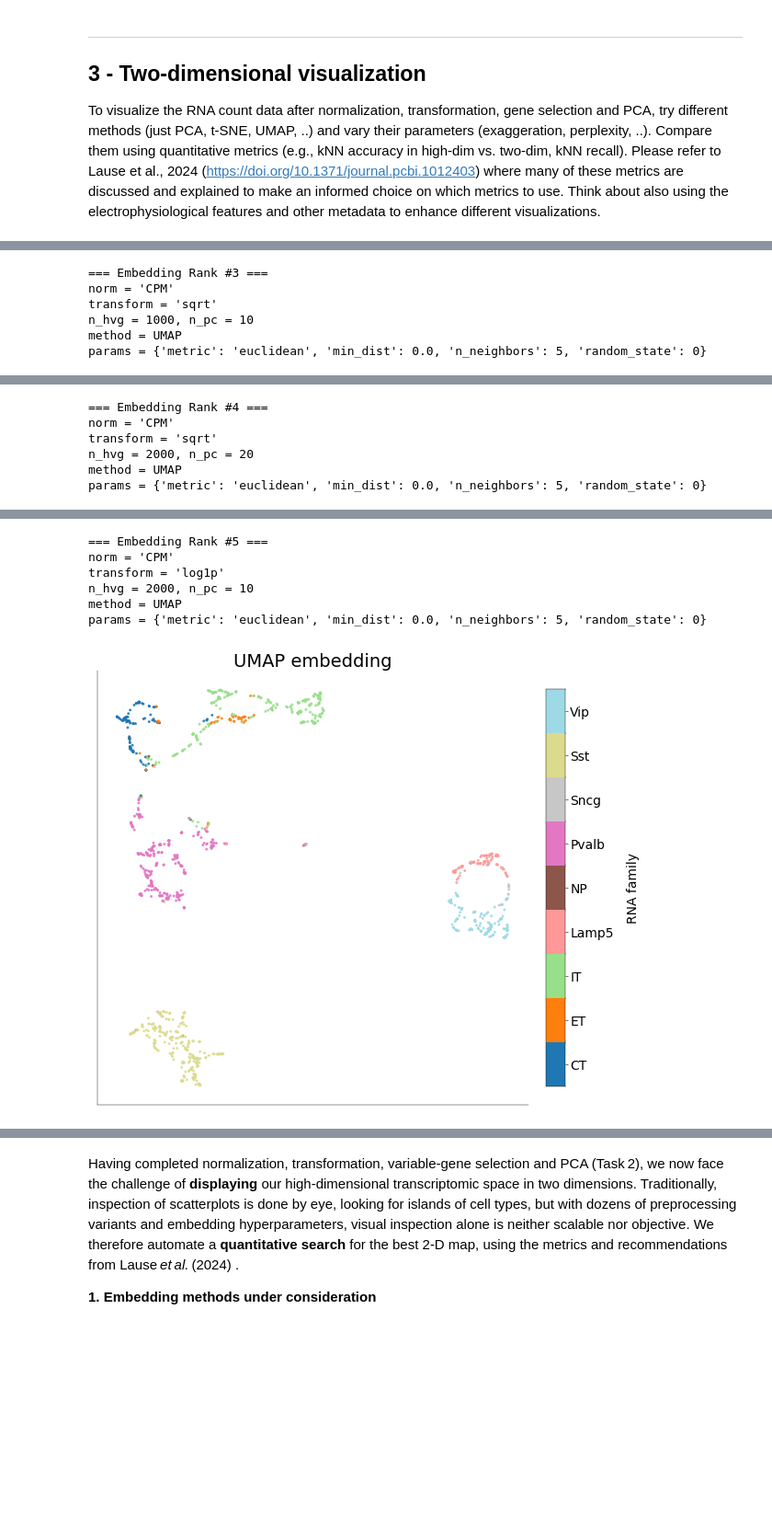
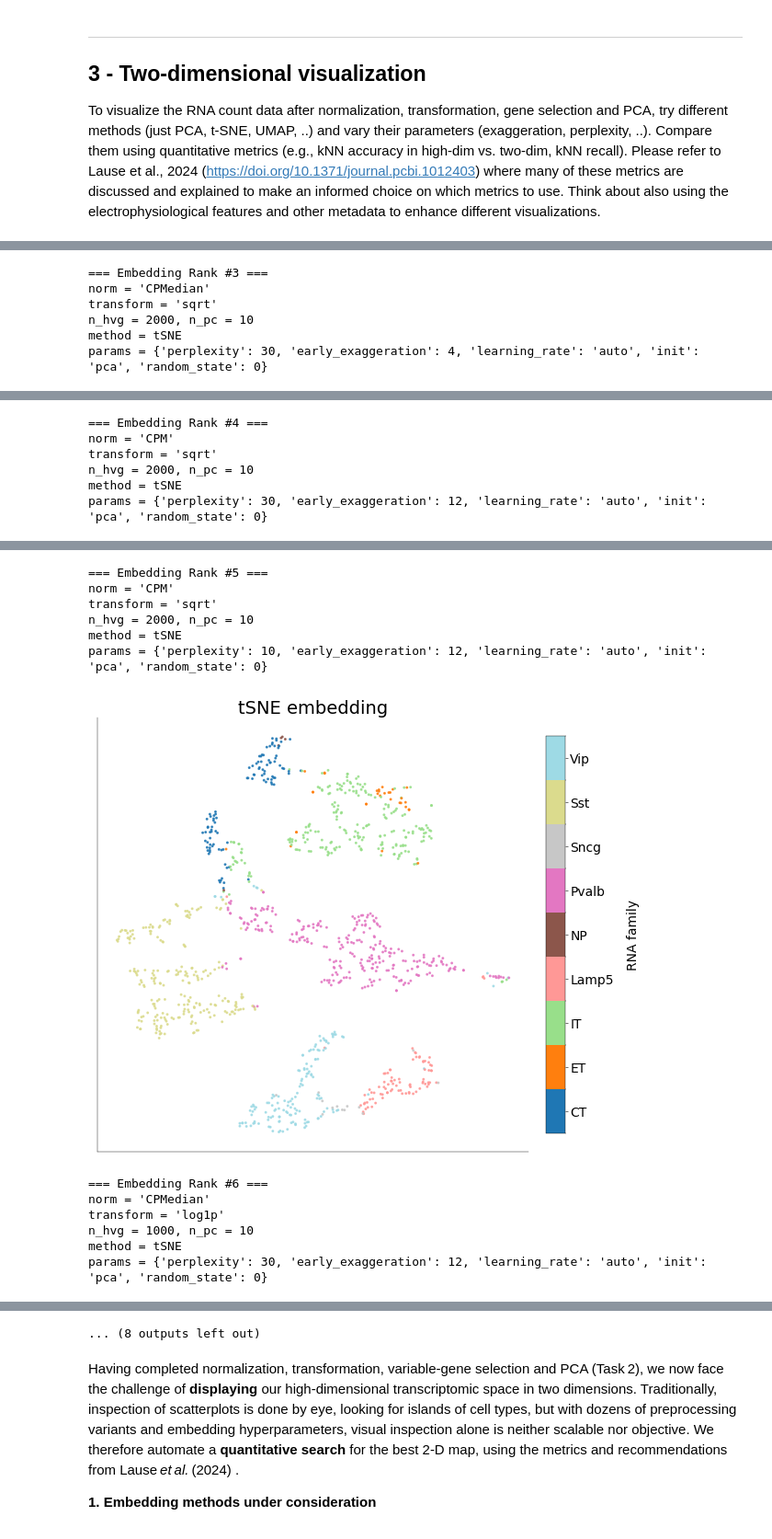
Before and after one commit to m-abbas-ansari/Neural-Data-Science-25, a Jupyter notebook: Project/notebooks/practical03 - Solved.ipynb, the cells around one changed output, grey strips where cells are left out. Shown at 92% size. Drawn from its saved outputs; the diff is of its cells as text; code cells hidden in the pictures; blank space fills up the shorter version.

```diff
--- a/Project/notebooks/practical03 - Solved.ipynb
+++ b/Project/notebooks/practical03 - Solved.ipynb
@@ -630,0 +927,11 @@ Each of these steps—robust normalization, log transform, HVG filtering, and PC
+# %%
+K = 100
+best_keys = [
+    tuple(r)
+    for r in summary_df.nsmallest(K, "max_abs_r")[
+        ["norm", "transform", "n_hvg", "n_pc"]
+    ].values
+]
+
+# filter your results and adjust total_runs
+filtered_results = {key: results[key] for key in best_keys}
@@ -633,6 +967,11 @@ Each of these steps—robust normalization, log transform, HVG filtering, and PC
 ## 3 - Two-dimensional visualization
 
 To visualize the RNA count data after normalization, transformation, gene selection and PCA, try different methods (just PCA, t-SNE, UMAP, ..) and vary their parameters (exaggeration, perplexity, ..). Compare them using quantitative metrics (e.g., kNN accuracy in high-dim vs. two-dim, kNN recall). Please refer to Lause et al., 2024 (https://doi.org/10.1371/journal.pcbi.1012403) where many of these metrics are discussed and explained to make an informed choice on which metrics to use. Think about also using the electrophysiological features and other metadata to enhance different visualizations.
+# %%
+# Encode RNA families for coloring
+le = LabelEncoder()
+fam_labels = le.fit_transform(meta_qc["RNA family"])
+fam_categories = le.classes_
 # %%
 # --- 8) two‑dimensional embeddings & evaluation --------------------------------
 warnings.filterwarnings(
@@ -872,22 +1196,4 @@ print("All embeddings evaluated.")
 # %%
-rows = []
-for (norm, tfm, n_hvg, n_pc), method, params_tuple in embedding_results.keys():
-    # collect the metric dict
-    met = embedding_results[(norm, tfm, n_hvg, n_pc), method, params_tuple]
-    rows.append(
-        {
-            "norm": norm,
-            "tfm": tfm,
-            "n_hvg": n_hvg,
-            "n_pc": n_pc,
-            "method": method,
-            "params": dict(params_tuple),
-            **met,
-        }
-    )
-
-df_embed = pd.DataFrame(rows)
-
 # rank each metric (higher better) and add mean rank
 for col in ["knn_acc", "knn_recall", "silhouette", "trust", "ami"]:
     df_embed[f"{col}_rank"] = df_embed[col].rank(ascending=False)
@@ -896,7 +1202,7 @@ df_embed["mean_rank"] = df_embed[
 ].mean(axis=1)
 
 # final sorted table
-df_embed = df_embed.sort_values("mean_rank").reset_index(drop=True)
+df_embed = df_embed.sort_values("trust_rank").reset_index(drop=True)
 
 df_embed.head(5)
 # %% [output]
@@ -909,6 +1215,4 @@ df_embed.head(5)
 # %%
-
-
 # how many categories?
 n_cats = len(fam_categories)
 
@@ -918,7 +1222,7 @@ norm = mcolors.BoundaryNorm(
     boundaries=np.arange(-0.5, n_cats + 0.5, 1), ncolors=n_cats
 )
 
-top_n = 5
+top_n = 10
 top_df = df_embed.head(top_n)
 
 for rank, (_, row) in enumerate(top_df.iterrows(), start=1):
@@ -932,7 +1236,7 @@ for rank, (_, row) in enumerate(top_df.iterrows(), start=1):
 
     # 2) recover the high‑dim PCs and compute 2D embedding
     key = (row["norm"], row["tfm"], row["n_hvg"], row["n_pc"])
-    P_hd = results[key]["pcs"]
+    P_hd = filtered_results[key]["pcs"]
     Y2d = embed_fns[row["method"]](P_hd, **row["params"])
 
     # 3) fresh figure + scatter
@@ -978,6 +1282,6 @@ params = {'metric': 'euclidean', 'min_dist': 0.0, 'n_neighbors': 5, 'random_stat
 === Embedding Rank #3 ===
-norm = 'CPM'
+norm = 'CPMedian'
 transform = 'sqrt'
-n_hvg = 1000, n_pc = 10
-method = UMAP
-params = {'metric': 'euclidean', 'min_dist': 0.0, 'n_neighbors': 5, 'random_state': 0}
+n_hvg = 2000, n_pc = 10
+method = tSNE
+params = {'perplexity': 30, 'early_exaggeration': 4, 'learning_rate': 'auto', 'init': 'pca', 'random_state': 0}
@@ -985,6 +1289,6 @@ params = {'metric': 'euclidean', 'min_dist': 0.0, 'n_neighbors': 5, 'random_stat
 === Embedding Rank #4 ===
 norm = 'CPM'
 transform = 'sqrt'
-n_hvg = 2000, n_pc = 20
-method = UMAP
-params = {'metric': 'euclidean', 'min_dist': 0.0, 'n_neighbors': 5, 'random_state': 0}
+n_hvg = 2000, n_pc = 10
+method = tSNE
+params = {'perplexity': 30, 'early_exaggeration': 12, 'learning_rate': 'auto', 'init': 'pca', 'random_state': 0}
@@ -992,7 +1296,13 @@ params = {'metric': 'euclidean', 'min_dist': 0.0, 'n_neighbors': 5, 'random_stat
 === Embedding Rank #5 ===
 norm = 'CPM'
-transform = 'log1p'
+transform = 'sqrt'
 n_hvg = 2000, n_pc = 10
-method = UMAP
-params = {'metric': 'euclidean', 'min_dist': 0.0, 'n_neighbors': 5, 'random_state': 0}
+method = tSNE
+params = {'perplexity': 10, 'early_exaggeration': 12, 'learning_rate': 'auto', 'init': 'pca', 'random_state': 0}
-[figure, old version]
+[figure, new version]
+=== Embedding Rank #6 ===
+norm = 'CPMedian'
+transform = 'log1p'
+n_hvg = 1000, n_pc = 10
+method = tSNE
+params = {'perplexity': 30, 'early_exaggeration': 12, 'learning_rate': 'auto', 'init': 'pca', 'random_state': 0}
@@ -999,3 +1310,4 @@ params = {'metric': 'euclidean', 'min_dist': 0.0, 'n_neighbors': 5, 'random_stat
+... (8 outputs left out)
 # %% [markdown]
 Having completed normalization, transformation, variable‑gene selection and PCA (Task 2), we now face the challenge of **displaying** our high‑dimensional transcriptomic space in two dimensions. Traditionally, inspection of scatterplots is done by eye, looking for islands of cell types, but with dozens of preprocessing variants and embedding hyperparameters, visual inspection alone is neither scalable nor objective. We therefore automate a **quantitative search** for the best 2‑D map, using the metrics and recommendations from Lause *et al.* (2024) .
 
```
Also changed, not shown: parts of 38 cells of this notebook, 8 other files.
